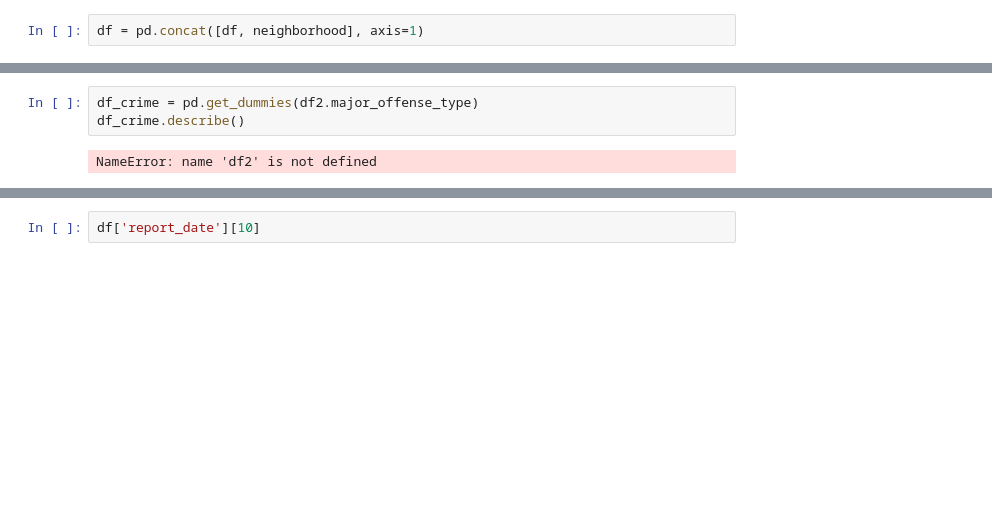
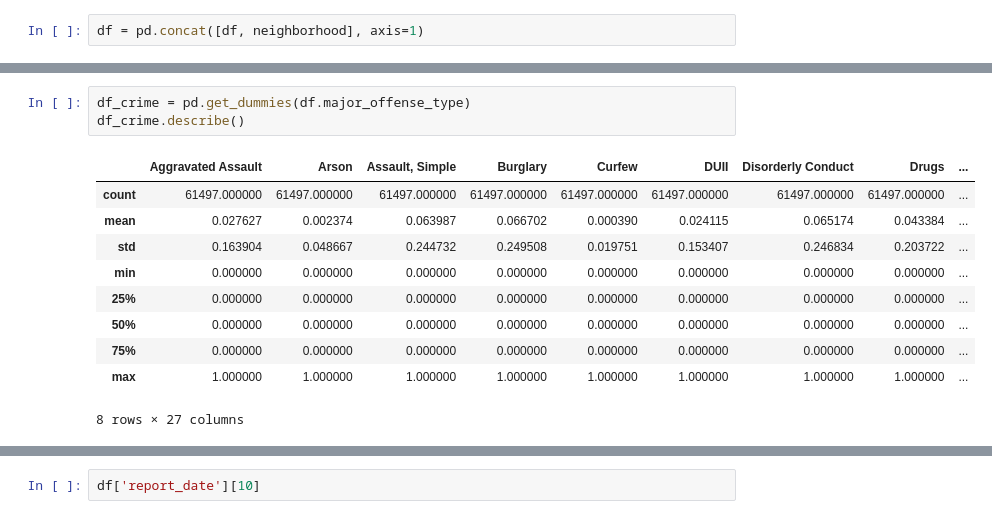
Before and after one commit to hackoregon/civicu-machine-learning, a Jupyter notebook: lessons/02-GIS-and-Multiclass-Classification/Multiclass Classification of Portland Crime.ipynb, the cells around one changed output, grey strips where cells are left out. Cells and saved outputs as stored; diff of their text form; blank space fills up the shorter version.

```diff
--- a/lessons/02-GIS-and-Multiclass-Classification/Multiclass Classification of Portland Crime.ipynb
+++ b/lessons/02-GIS-and-Multiclass-Classification/Multiclass Classification of Portland Crime.ipynb
@@ -145,5 +281,14 @@ df.describe()
 # %%
-df_crime = pd.get_dummies(df2.major_offense_type)
+df_crime = pd.get_dummies(df.major_offense_type)
 df_crime.describe()
 # %% [output]
+|  | Aggravated Assault | Arson | Assault, Simple | Burglary | Curfew | DUII | Disorderly Conduct | Drugs | ... |
+| count | 61497.000000 | 61497.000000 | 61497.000000 | 61497.000000 | 61497.000000 | 61497.000000 | 61497.000000 | 61497.000000 | ... |
+| mean | 0.027627 | 0.002374 | 0.063987 | 0.066702 | 0.000390 | 0.024115 | 0.065174 | 0.043384 | ... |
+| std | 0.163904 | 0.048667 | 0.244732 | 0.249508 | 0.019751 | 0.153407 | 0.246834 | 0.203722 | ... |
+| min | 0.000000 | 0.000000 | 0.000000 | 0.000000 | 0.000000 | 0.000000 | 0.000000 | 0.000000 | ... |
+| 25% | 0.000000 | 0.000000 | 0.000000 | 0.000000 | 0.000000 | 0.000000 | 0.000000 | 0.000000 | ... |
+| 50% | 0.000000 | 0.000000 | 0.000000 | 0.000000 | 0.000000 | 0.000000 | 0.000000 | 0.000000 | ... |
+| 75% | 0.000000 | 0.000000 | 0.000000 | 0.000000 | 0.000000 | 0.000000 | 0.000000 | 0.000000 | ... |
+| max | 1.000000 | 1.000000 | 1.000000 | 1.000000 | 1.000000 | 1.000000 | 1.000000 | 1.000000 | ... |
-NameError: name 'df2' is not defined
+8 rows × 27 columns
```
Also changed, not shown: parts of 24 cells of this notebook.
